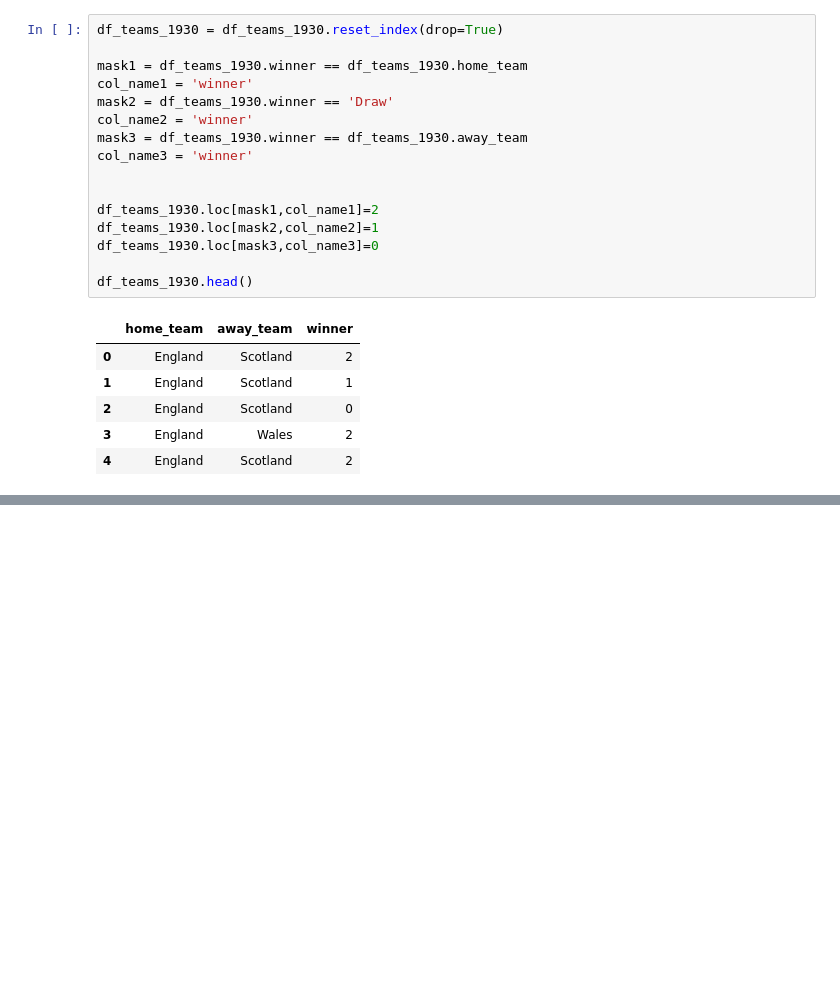
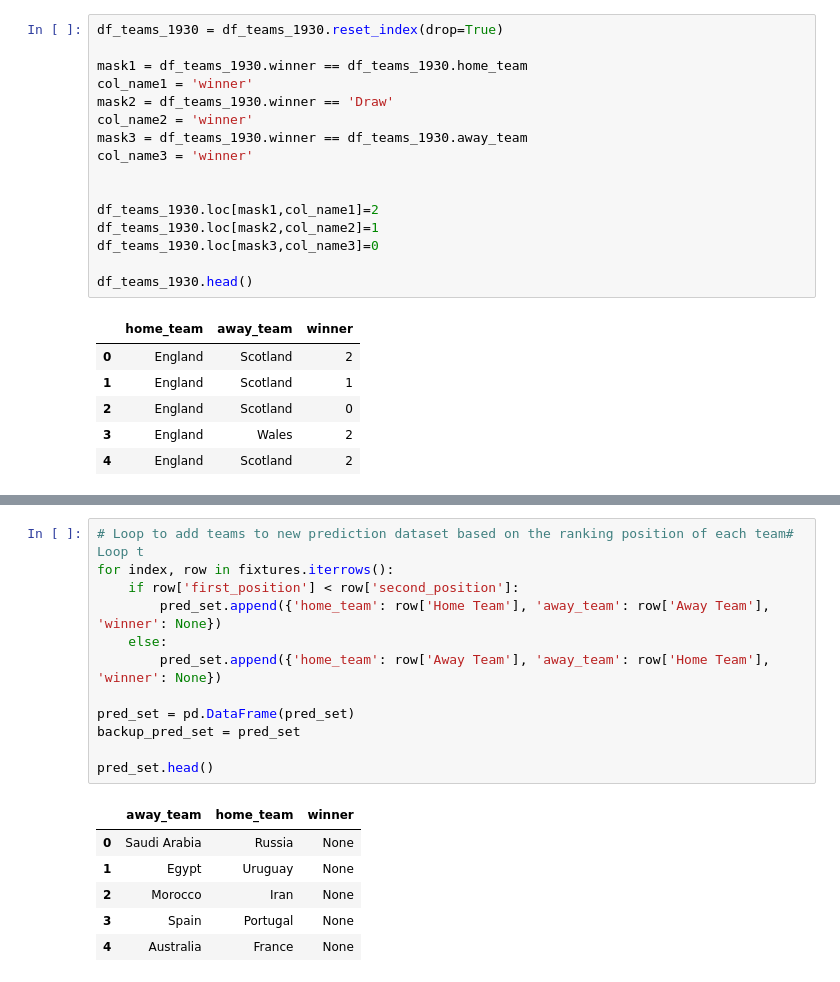
Before and after one commit to jaynilpatel/fifa-wc-18, a Jupyter notebook: fifaworldcup18.ipynb, the cells around one changed output, grey strips where cells are left out. Saved outputs shown, nothing was run; the diff lists cells and outputs as text; blank space fills up the shorter version.

```diff
--- a/fifaworldcup18.ipynb
+++ b/fifaworldcup18.ipynb
@@ -188,0 +249,19 @@ df_teams_1930.head()
+# %%
+# Loop to add teams to new prediction dataset based on the ranking position of each team# Loop t
+for index, row in fixtures.iterrows():
+    if row['first_position'] < row['second_position']:
+        pred_set.append({'home_team': row['Home Team'], 'away_team': row['Away Team'], 'winner': None})
+    else:
+        pred_set.append({'home_team': row['Away Team'], 'away_team': row['Home Team'], 'winner': None})
+
+pred_set = pd.DataFrame(pred_set)
+backup_pred_set = pred_set
+
+pred_set.head()
+# %% [output]
+|  | away_team | home_team | winner |
+| 0 | Saudi Arabia | Russia | None |
+| 1 | Egypt | Uruguay | None |
+| 2 | Morocco | Iran | None |
+| 3 | Spain | Portugal | None |
+| 4 | Australia | France | None |
```
Also changed, not shown: parts of 7 cells of this notebook, 2 other files.
